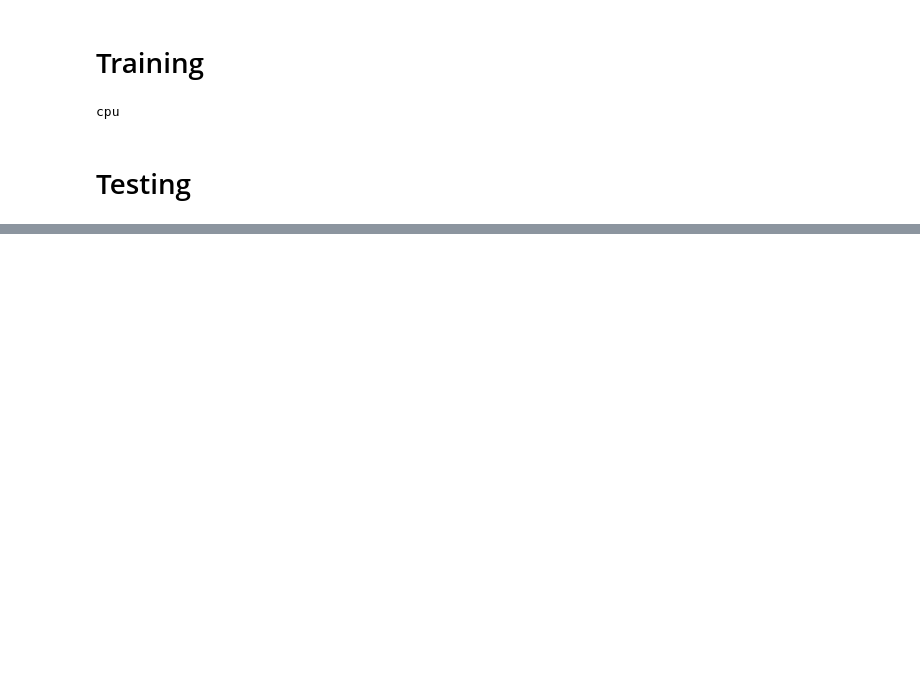
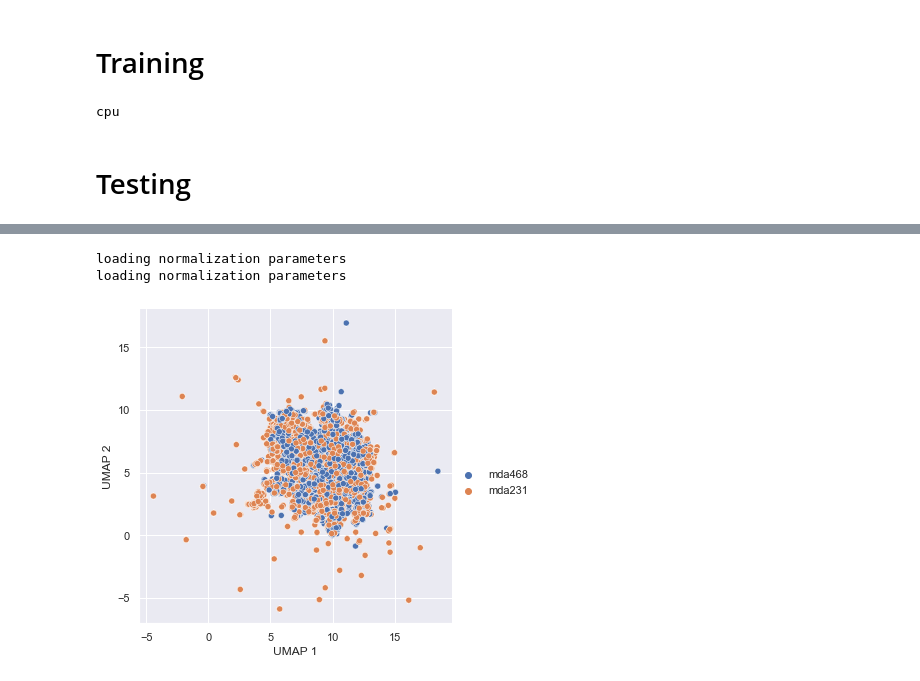
Before and after one commit to hclimente/janus, a Jupyter notebook: siamese_boyd_2019.ipynb, the cells around one changed output, grey strips where cells are left out. Saved outputs shown, nothing was run; the diff lists cells and outputs as text; code cells hidden in the pictures; blank space fills up the shorter version.

Commit message:
added tsne tile visualisation

```diff
--- a/siamese_boyd_2019.ipynb
+++ b/siamese_boyd_2019.ipynb
@@ -149,13 +148,26 @@ loading normalization parameters
+# %%
+from os.path import join
+
+mda231_path = '22_384_20X-hNA_D_F_C3_C5_20160031_2016.01.25.17.23.13_MDA231'
+mda468_path = '22_384_20X-hNA_D_F_C3_C5_20160032_2016.01.25.16.27.22_MDA468'
+
+avg_mda231, std_mda231 = test_boyd2019.load_parameters(join(data_path, mda231_path, 'norm_params.pkl'), None, False)
+avg_mda468, std_mda468 = test_boyd2019.load_parameters(join(data_path, mda468_path, 'norm_params.pkl'), None, False)
+# %% [output]
+loading normalization parameters
+loading normalization parameters
 # %%
 # sample test set
-embedding = np.empty((0,256))
+embedding = np.empty((0, 256))
 moas = []
 cell_line = np.empty((0,))
 
-for i, data in enumerate(test_dataloader,0):
+all_imgs = []
+
+for i, data in enumerate(test_dataloader, 0):
     img0, moa0, img1, moa1, _ = data
     img0, img1 = img0.to(device), img1.to(device)
-    output1,output2 = net(img0,img1)
+    output1, output2 = net(img0, img1)
 
     embedding = np.concatenate((embedding, output1.detach().numpy(), output2.detach().numpy()))
     cell_line = np.concatenate((cell_line,
@@ -164,5 +176,21 @@ for i, data in enumerate(test_dataloader,0):
     moas.extend(moa0)
     moas.extend(moa1)
 
+    # denormalise images
+#     all_imgs.append(img0 * std_mda468 + avg_mda468)
+#     all_imgs.append(img1 * std_mda231 + avg_mda231)
+    all_imgs.append(img0)
+    all_imgs.append(img1)
+
     if i == 100:
         break
+
+all_imgs = torch.cat(all_imgs).cpu()
+# %%
+from umap import UMAP
+from viz import xy_plot
+
+x_emb = UMAP().fit_transform(embedding)
+xy_plot(x_emb, cell_line, 'UMAP')
+# %% [output]
+[figure, added]
```
Also changed, not shown: parts of 5 cells of this notebook, 1 other file.
